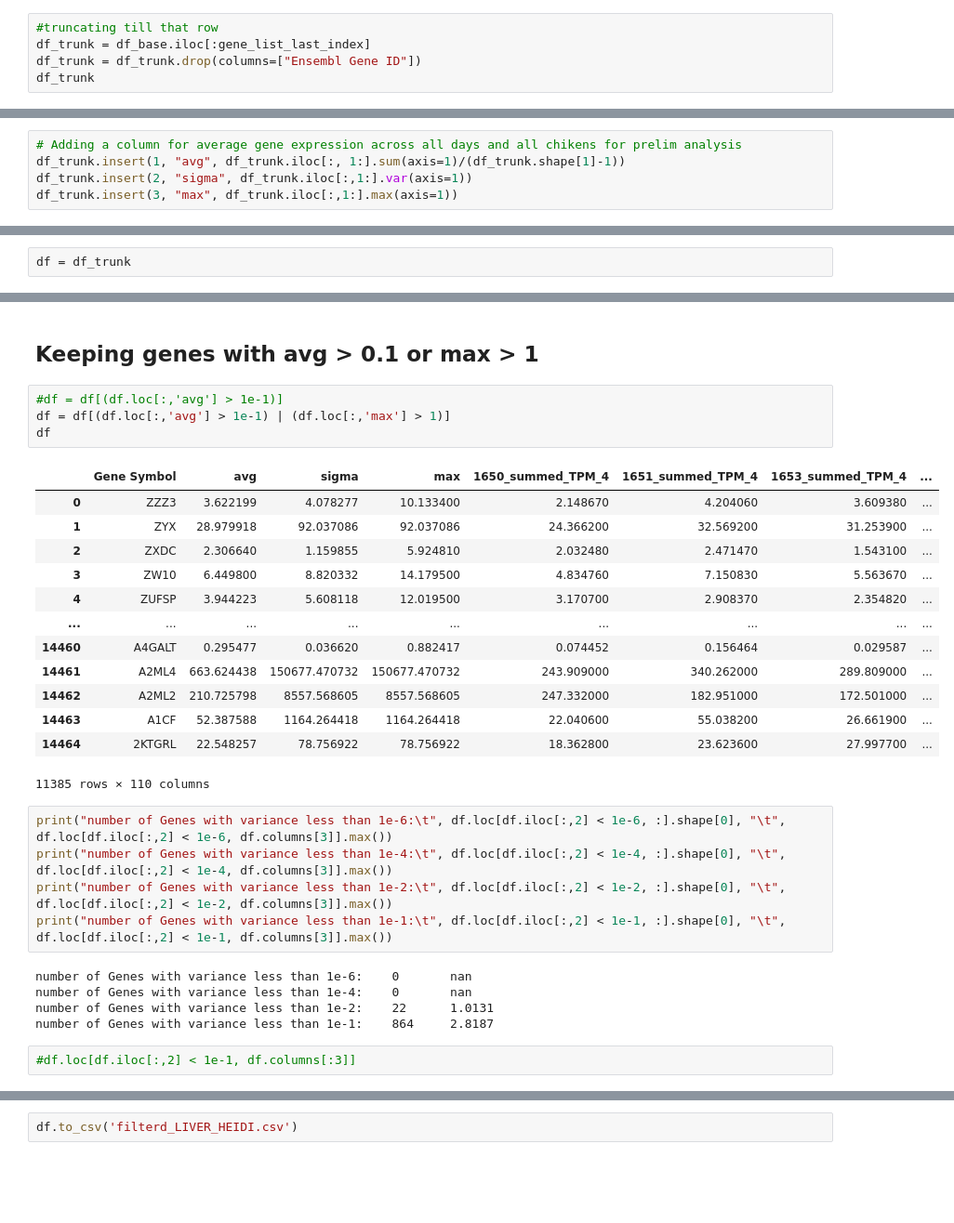
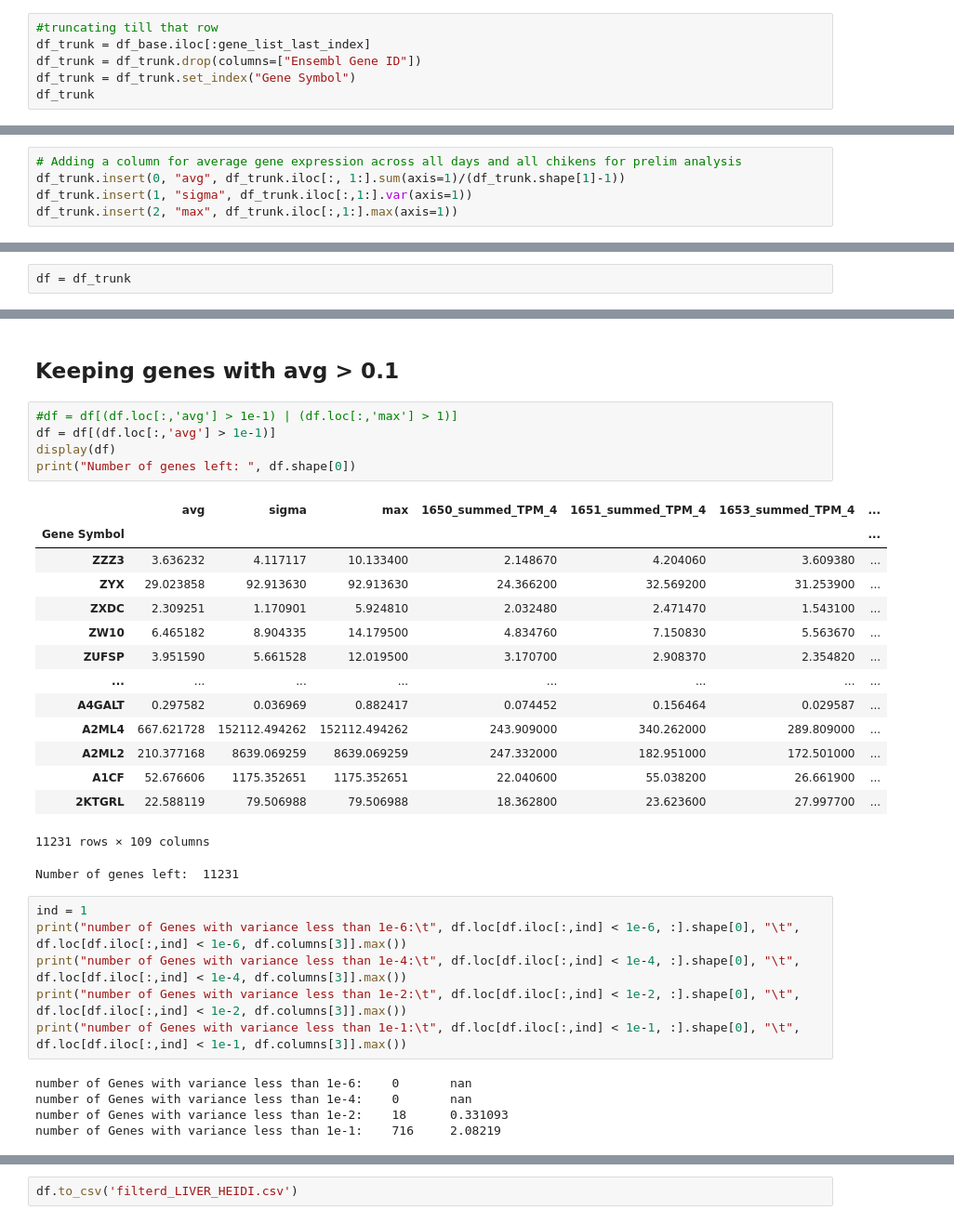
Before and after one commit to NSF-DARSE/YolktoFeed, a Jupyter notebook: JupyterNotebook/liverHEDI.ipynb, the cells around one changed output, grey strips where cells are left out. Shown at 93% size. Saved outputs shown, nothing was run; the diff lists cells and outputs as text; blank space fills up the shorter version.

```diff
--- a/JupyterNotebook/liverHEDI.ipynb
+++ b/JupyterNotebook/liverHEDI.ipynb
@@ -40,5 +34,6 @@ np.int64(0)
 #truncating till that row
 df_trunk = df_base.iloc[:gene_list_last_index]
 df_trunk = df_trunk.drop(columns=["Ensembl Gene ID"])
+df_trunk = df_trunk.set_index("Gene Symbol")
 df_trunk
 # %% [output]
@@ -59,9 +55,9 @@ df_trunk
 ## Adding a column for average and variance value of gene expression
 # %%
 # Adding a column for average gene expression across all days and all chikens for prelim analysis
-df_trunk.insert(1, "avg", df_trunk.iloc[:, 1:].sum(axis=1)/(df_trunk.shape[1]-1))
-df_trunk.insert(2, "sigma", df_trunk.iloc[:,1:].var(axis=1))
-df_trunk.insert(3, "max", df_trunk.iloc[:,1:].max(axis=1))
+df_trunk.insert(0, "avg", df_trunk.iloc[:, 1:].sum(axis=1)/(df_trunk.shape[1]-1))
+df_trunk.insert(1, "sigma", df_trunk.iloc[:,1:].var(axis=1))
+df_trunk.insert(2, "max", df_trunk.iloc[:,1:].max(axis=1))
 # %%
 df_trunk
 # %% [output]
@@ -117,33 +105,35 @@ df.loc[(df.loc[:,'avg'] < 1e-1) & (df.loc[:,'max'] > 1), df.columns[:4]]
 # %% [markdown]
-## Keeping genes with avg > 0.1 or max > 1
+## Keeping genes with avg > 0.1
 # %%
-#df = df[(df.loc[:,'avg'] > 1e-1)]
-df = df[(df.loc[:,'avg'] > 1e-1) | (df.loc[:,'max'] > 1)]
-df
+#df = df[(df.loc[:,'avg'] > 1e-1) | (df.loc[:,'max'] > 1)]
+df = df[(df.loc[:,'avg'] > 1e-1)]
+display(df)
+print("Number of genes left: ", df.shape[0])
 # %% [output]
-|  | Gene Symbol | avg | sigma | max | 1650_summed_TPM_4 | 1651_summed_TPM_4 | 1653_summed_TPM_4 | ... |
-| 0 | ZZZ3 | 3.622199 | 4.078277 | 10.133400 | 2.148670 | 4.204060 | 3.609380 | ... |
-| 1 | ZYX | 28.979918 | 92.037086 | 92.037086 | 24.366200 | 32.569200 | 31.253900 | ... |
-| 2 | ZXDC | 2.306640 | 1.159855 | 5.924810 | 2.032480 | 2.471470 | 1.543100 | ... |
-| 3 | ZW10 | 6.449800 | 8.820332 | 14.179500 | 4.834760 | 7.150830 | 5.563670 | ... |
-| 4 | ZUFSP | 3.944223 | 5.608118 | 12.019500 | 3.170700 | 2.908370 | 2.354820 | ... |
-| ... | ... | ... | ... | ... | ... | ... | ... | ... |
-| 14460 | A4GALT | 0.295477 | 0.036620 | 0.882417 | 0.074452 | 0.156464 | 0.029587 | ... |
-| 14461 | A2ML4 | 663.624438 | 150677.470732 | 150677.470732 | 243.909000 | 340.262000 | 289.809000 | ... |
-| 14462 | A2ML2 | 210.725798 | 8557.568605 | 8557.568605 | 247.332000 | 182.951000 | 172.501000 | ... |
-| 14463 | A1CF | 52.387588 | 1164.264418 | 1164.264418 | 22.040600 | 55.038200 | 26.661900 | ... |
-| 14464 | 2KTGRL | 22.548257 | 78.756922 | 78.756922 | 18.362800 | 23.623600 | 27.997700 | ... |
+|  | avg | sigma | max | 1650_summed_TPM_4 | 1651_summed_TPM_4 | 1653_summed_TPM_4 | ... |
+| Gene Symbol |  |  |  |  |  |  | ... |
+| ZZZ3 | 3.636232 | 4.117117 | 10.133400 | 2.148670 | 4.204060 | 3.609380 | ... |
+| ZYX | 29.023858 | 92.913630 | 92.913630 | 24.366200 | 32.569200 | 31.253900 | ... |
+| ZXDC | 2.309251 | 1.170901 | 5.924810 | 2.032480 | 2.471470 | 1.543100 | ... |
+| ZW10 | 6.465182 | 8.904335 | 14.179500 | 4.834760 | 7.150830 | 5.563670 | ... |
+| ZUFSP | 3.951590 | 5.661528 | 12.019500 | 3.170700 | 2.908370 | 2.354820 | ... |
+| ... | ... | ... | ... | ... | ... | ... | ... |
+| A4GALT | 0.297582 | 0.036969 | 0.882417 | 0.074452 | 0.156464 | 0.029587 | ... |
+| A2ML4 | 667.621728 | 152112.494262 | 152112.494262 | 243.909000 | 340.262000 | 289.809000 | ... |
+| A2ML2 | 210.377168 | 8639.069259 | 8639.069259 | 247.332000 | 182.951000 | 172.501000 | ... |
+| A1CF | 52.676606 | 1175.352651 | 1175.352651 | 22.040600 | 55.038200 | 26.661900 | ... |
+| 2KTGRL | 22.588119 | 79.506988 | 79.506988 | 18.362800 | 23.623600 | 27.997700 | ... |
-11385 rows × 110 columns
+11231 rows × 109 columns
+Number of genes left:  11231
 # %%
-print("number of Genes with variance less than 1e-6:\t", df.loc[df.iloc[:,2] < 1e-6, :].shape[0], "\t", df.loc[df.iloc[:,2] < 1e-6, df.columns[3]].max())
-print("number of Genes with variance less than 1e-4:\t", df.loc[df.iloc[:,2] < 1e-4, :].shape[0], "\t", df.loc[df.iloc[:,2] < 1e-4, df.columns[3]].max())
-print("number of Genes with variance less than 1e-2:\t", df.loc[df.iloc[:,2] < 1e-2, :].shape[0], "\t", df.loc[df.iloc[:,2] < 1e-2, df.columns[3]].max())
-print("number of Genes with variance less than 1e-1:\t", df.loc[df.iloc[:,2] < 1e-1, :].shape[0], "\t", df.loc[df.iloc[:,2] < 1e-1, df.columns[3]].max())
+ind = 1
+print("number of Genes with variance less than 1e-6:\t", df.loc[df.iloc[:,ind] < 1e-6, :].shape[0], "\t", df.loc[df.iloc[:,ind] < 1e-6, df.columns[3]].max())
+print("number of Genes with variance less than 1e-4:\t", df.loc[df.iloc[:,ind] < 1e-4, :].shape[0], "\t", df.loc[df.iloc[:,ind] < 1e-4, df.columns[3]].max())
+print("number of Genes with variance less than 1e-2:\t", df.loc[df.iloc[:,ind] < 1e-2, :].shape[0], "\t", df.loc[df.iloc[:,ind] < 1e-2, df.columns[3]].max())
+print("number of Genes with variance less than 1e-1:\t", df.loc[df.iloc[:,ind] < 1e-1, :].shape[0], "\t", df.loc[df.iloc[:,ind] < 1e-1, df.columns[3]].max())
 # %% [output]
 number of Genes with variance less than 1e-6:    0       nan
 number of Genes with variance less than 1e-4:    0       nan
-number of Genes with variance less than 1e-2:    22      1.0131
-number of Genes with variance less than 1e-1:    864     2.8187
+number of Genes with variance less than 1e-2:    18      0.331093
+number of Genes with variance less than 1e-1:    716     2.08219
-# %%
-#df.loc[df.iloc[:,2] < 1e-1, df.columns[:3]]
 # %% [markdown]
```
Also changed, not shown: parts of 34 cells of this notebook.
